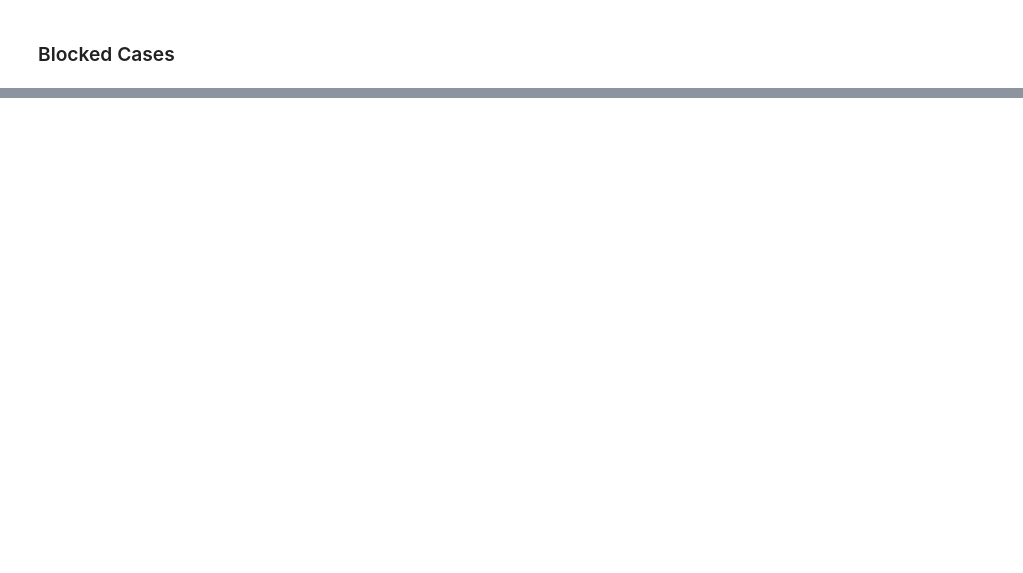
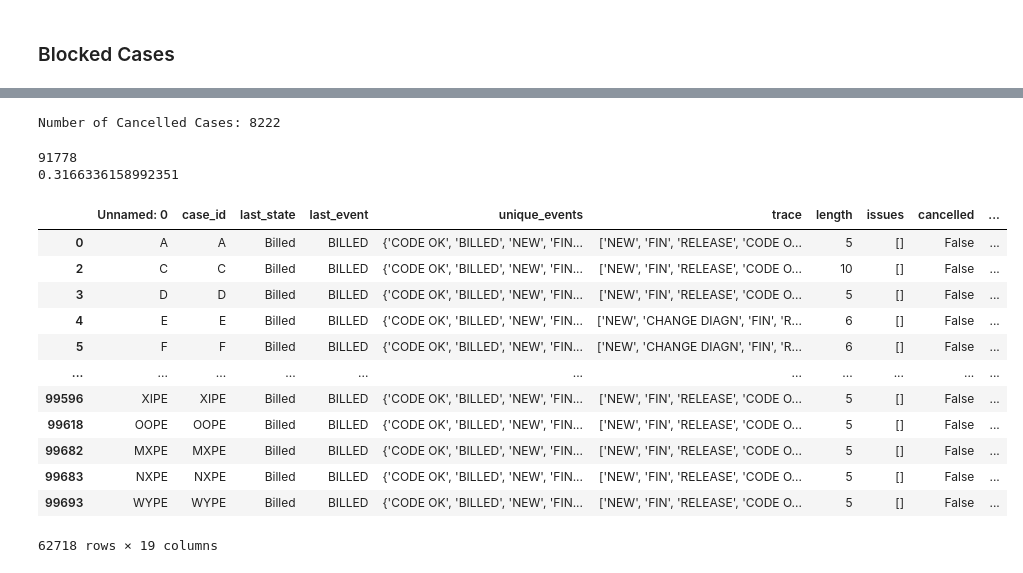
Before and after one commit to deniz0zn/Deniz_2025_BEP, a Jupyter notebook: Jupyter Notebooks/Hospital Billing - Extract and Analyze.ipynb, the cells around one changed output, grey strips where cells are left out. Cells and saved outputs as stored; diff of their text form; code cells hidden in the pictures; blank space fills up the shorter version.

```diff
--- a/Jupyter Notebooks/Hospital Billing - Extract and Analyze.ipynb
+++ b/Jupyter Notebooks/Hospital Billing - Extract and Analyze.ipynb
@@ -804,0 +822,34 @@ blocked
+# %%
+cancelled_cases = output_df[output_df["cancelled"]]
+
+print(f"Number of Cancelled Cases: {len(cancelled_cases)}")
+
+# cancelled_cases["unique_events"].value_counts()
+
+# output_df[output_df["cancelled"]]["unique_events"].value_counts()
+# %% [output]
+Number of Cancelled Cases: 8222
+# %%
+not_cancelled_len = len(output_df)- len(cancelled_cases)
+not_cancelled_comp = output_df[(output_df["cancelled"] == False) & (output_df["isComplete"])]
+
+print(not_cancelled_len)
+print((not_cancelled_len - len(not_cancelled_comp))/not_cancelled_len)
+
+not_cancelled_comp
+# %% [output]
+91778
+0.3166336158992351
+|  | Unnamed: 0 | case_id | last_state | last_event | unique_events | trace | length | issues | cancelled | ... |
+| 0 | A | A | Billed | BILLED | {'CODE OK', 'BILLED', 'NEW', 'FIN... | ['NEW', 'FIN', 'RELEASE', 'CODE O... | 5 | [] | False | ... |
+| 2 | C | C | Billed | BILLED | {'CODE OK', 'BILLED', 'NEW', 'FIN... | ['NEW', 'FIN', 'RELEASE', 'CODE O... | 10 | [] | False | ... |
+| 3 | D | D | Billed | BILLED | {'CODE OK', 'BILLED', 'NEW', 'FIN... | ['NEW', 'FIN', 'RELEASE', 'CODE O... | 5 | [] | False | ... |
+| 4 | E | E | Billed | BILLED | {'CODE OK', 'BILLED', 'NEW', 'FIN... | ['NEW', 'CHANGE DIAGN', 'FIN', 'R... | 6 | [] | False | ... |
+| 5 | F | F | Billed | BILLED | {'CODE OK', 'BILLED', 'NEW', 'FIN... | ['NEW', 'CHANGE DIAGN', 'FIN', 'R... | 6 | [] | False | ... |
+| ... | ... | ... | ... | ... | ... | ... | ... | ... | ... | ... |
+| 99596 | XIPE | XIPE | Billed | BILLED | {'CODE OK', 'BILLED', 'NEW', 'FIN... | ['NEW', 'FIN', 'RELEASE', 'CODE O... | 5 | [] | False | ... |
+| 99618 | OOPE | OOPE | Billed | BILLED | {'CODE OK', 'BILLED', 'NEW', 'FIN... | ['NEW', 'FIN', 'RELEASE', 'CODE O... | 5 | [] | False | ... |
+| 99682 | MXPE | MXPE | Billed | BILLED | {'CODE OK', 'BILLED', 'NEW', 'FIN... | ['NEW', 'FIN', 'RELEASE', 'CODE O... | 5 | [] | False | ... |
+| 99683 | NXPE | NXPE | Billed | BILLED | {'CODE OK', 'BILLED', 'NEW', 'FIN... | ['NEW', 'FIN', 'RELEASE', 'CODE O... | 5 | [] | False | ... |
+| 99693 | WYPE | WYPE | Billed | BILLED | {'CODE OK', 'BILLED', 'NEW', 'FIN... | ['NEW', 'FIN', 'RELEASE', 'CODE O... | 5 | [] | False | ... |
+62718 rows × 19 columns
```
Also changed, not shown: parts of 20 cells of this notebook, 5 other files.
